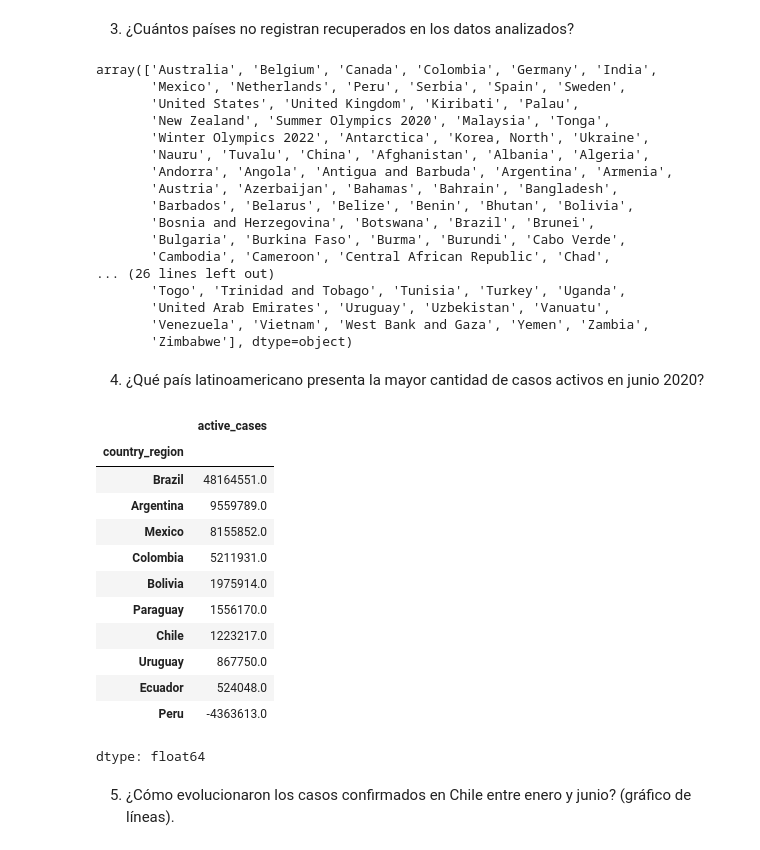
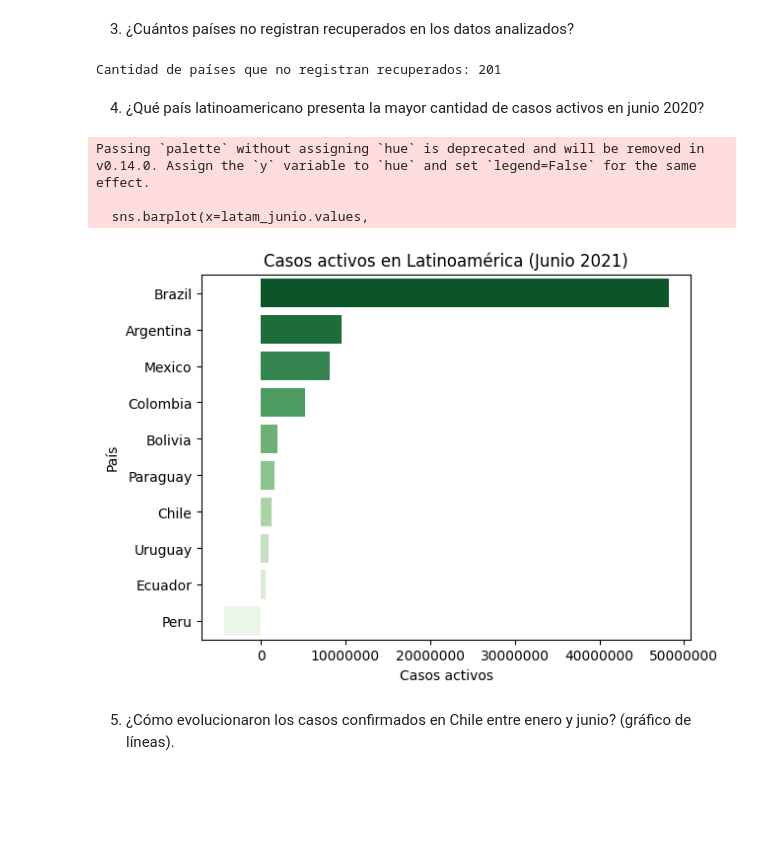
Before and after one commit to chileanpete/PROYECTO_SEMESTRAL_GESTION, a Jupyter notebook: 02_analisis_exploratorio.ipynb, the cells around one changed output. Saved outputs shown, nothing was run; the diff lists cells and outputs as text; code cells hidden in the pictures; blank space fills up the shorter version.

```diff
--- a/02_analisis_exploratorio.ipynb
+++ b/02_analisis_exploratorio.ipynb
@@ -198,54 +181,32 @@ dtype: float64
 3. ¿Cuántos países no registran recuperados en los datos analizados?
 # %%
 no_recovery = DFMayo_Octubre2021[DFMayo_Octubre2021["recovered"].isnull() | (DFMayo_Octubre2021["recovered"] == 0)]["country_region"].unique()
-no_recovery
+no_recovery_cant = len(no_recovery)
+print(f"Cantidad de países que no registran recuperados: {no_recovery_cant}")
 # %% [output]
-array(['Australia', 'Belgium', 'Canada', 'Colombia', 'Germany', 'India',
-       'Mexico', 'Netherlands', 'Peru', 'Serbia', 'Spain', 'Sweden',
-       'United States', 'United Kingdom', 'Kiribati', 'Palau',
-       'New Zealand', 'Summer Olympics 2020', 'Malaysia', 'Tonga',
-       'Winter Olympics 2022', 'Antarctica', 'Korea, North', 'Ukraine',
-       'Nauru', 'Tuvalu', 'China', 'Afghanistan', 'Albania', 'Algeria',
-       'Andorra', 'Angola', 'Antigua and Barbuda', 'Argentina', 'Armenia',
-       'Austria', 'Azerbaijan', 'Bahamas', 'Bahrain', 'Bangladesh',
-       'Barbados', 'Belarus', 'Belize', 'Benin', 'Bhutan', 'Bolivia',
-       'Bosnia and Herzegovina', 'Botswana', 'Brazil', 'Brunei',
-       'Bulgaria', 'Burkina Faso', 'Burma', 'Burundi', 'Cabo Verde',
-       'Cambodia', 'Cameroon', 'Central African Republic', 'Chad',
-... (26 lines left out)
-       'Togo', 'Trinidad and Tobago', 'Tunisia', 'Turkey', 'Uganda',
-       'United Arab Emirates', 'Uruguay', 'Uzbekistan', 'Vanuatu',
-       'Venezuela', 'Vietnam', 'West Bank and Gaza', 'Yemen', 'Zambia',
-       'Zimbabwe'], dtype=object)
+Cantidad de países que no registran recuperados: 201
 # %% [markdown]
 4. ¿Qué país latinoamericano presenta la mayor cantidad de casos activos en junio 2020?
 # %%
 latam = ["Argentina", "Brazil", "Chile", "Colombia", "Peru", "Mexico", "Paraguay", "Uruguay", "Bolivia", "Ecuador"]
 
 junio = DFMayo_Octubre2021[DFMayo_Octubre2021["source_file"].str.startswith("06")]
 latam_junio = (junio[junio["country_region"].isin(latam)].groupby("country_region")["active_cases"].sum().sort_values(ascending=False))
 latam_junio
-#sns.barplot(x=latam_junio.values,
-#            y=latam_junio.index,
-#            palette="Greens_r")
-#plt.title("Casos activos en Latinoamérica (Junio 2021)")
-#plt.xlabel("Casos activos")
-#plt.ylabel("País")
-#plt.show()
+
+sns.barplot(x=latam_junio.values,
+            y=latam_junio.index,
+            palette="Greens_r")
+plt.title("Casos activos en Latinoamérica (Junio 2021)")
+plt.xlabel("Casos activos")
+plt.ylabel("País")
+plt.ticklabel_format(style='plain', axis='x')
+plt.show()
 # %% [output]
-|  | active_cases |
-| country_region |  |
-| Brazil | 48164551.0 |
-| Argentina | 9559789.0 |
-| Mexico | 8155852.0 |
-| Colombia | 5211931.0 |
-| Bolivia | 1975914.0 |
-| Paraguay | 1556170.0 |
-| Chile | 1223217.0 |
-| Uruguay | 867750.0 |
-| Ecuador | 524048.0 |
-| Peru | -4363613.0 |
-dtype: float64
+Passing `palette` without assigning `hue` is deprecated and will be removed in v0.14.0. Assign the `y` variable to `hue` and set `legend=False` for the same effect.
+
+  sns.barplot(x=latam_junio.values,
+[figure, added]
 # %% [markdown]
 5. ¿Cómo evolucionaron los casos confirmados en Chile entre enero y junio? (gráfico de
 líneas).
```
Also changed, not shown: parts of 6 cells of this notebook.
